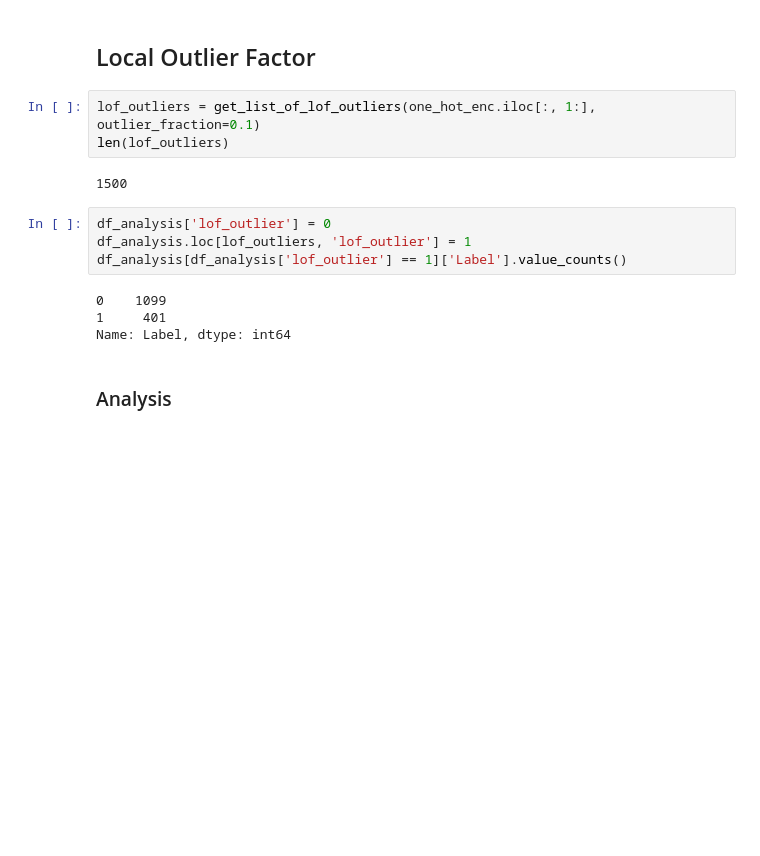
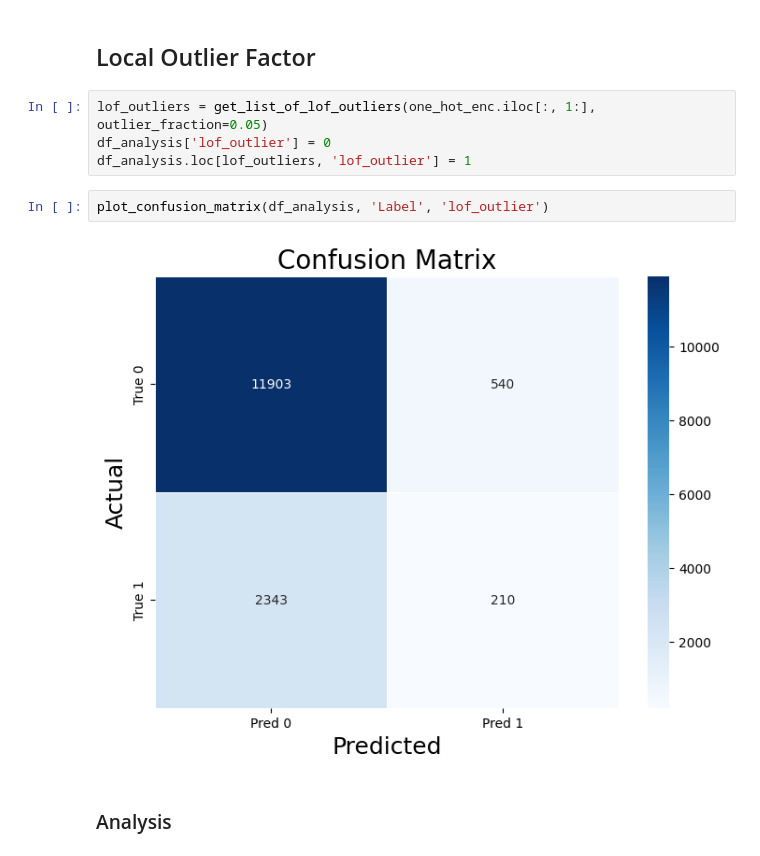
Before and after one commit to Coartix/MLsecu, a Jupyter notebook: MLsecuProject.ipynb, the cells around one changed output. Cells and saved outputs as stored; diff of their text form; blank space fills up the shorter version.

```diff
--- a/MLsecuProject.ipynb
+++ b/MLsecuProject.ipynb
@@ -200,18 +229,13 @@ Name: Label, dtype: int64
 # %% [markdown]
 ## Local Outlier Factor
 # %%
-lof_outliers = get_list_of_lof_outliers(one_hot_enc.iloc[:, 1:], outlier_fraction=0.1)
-len(lof_outliers)
+lof_outliers = get_list_of_lof_outliers(one_hot_enc.iloc[:, 1:], outlier_fraction=0.05)
+df_analysis['lof_outlier'] = 0
+df_analysis.loc[lof_outliers, 'lof_outlier'] = 1
-# %% [output]
-1500
-# %%
-df_analysis['lof_outlier'] = 0
-df_analysis.loc[lof_outliers, 'lof_outlier'] = 1
-df_analysis[df_analysis['lof_outlier'] == 1]['Label'].value_counts()
-# %% [output]
-0    1099
-1     401
-Name: Label, dtype: int64
+# %%
+plot_confusion_matrix(df_analysis, 'Label', 'lof_outlier')
+# %% [output]
+[figure, added]
 # %% [markdown]
 ### Analysis
 # %%
```
Also changed, not shown: parts of 20 cells of this notebook.
